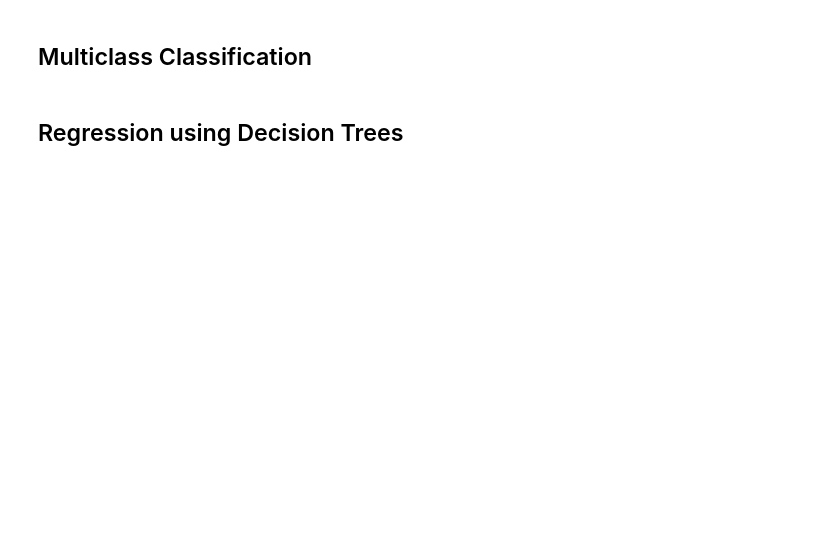
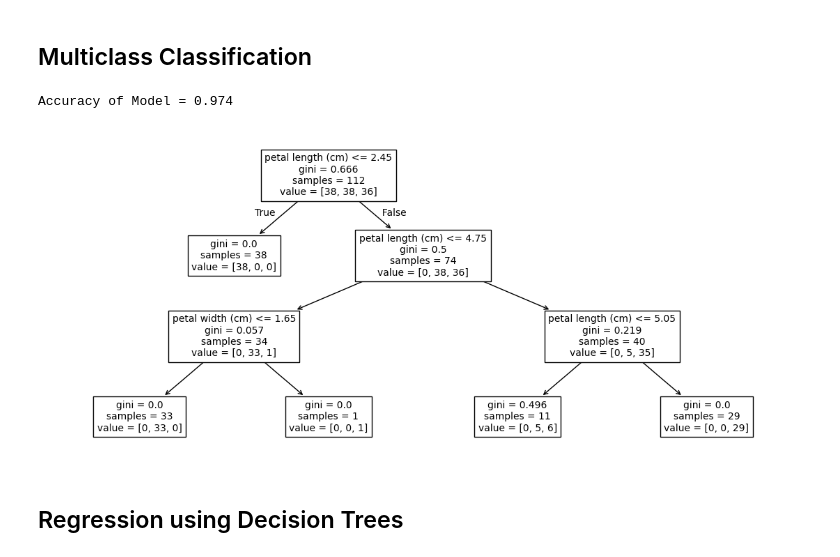
Before and after one commit to SreejaTeegala/MY-DAC-Curriculum, a Jupyter notebook: DAC-006_Machine_Learning/DAC-006-Intro_to_ML_Session_2_Student.ipynb, the cells around one changed output. Cells and saved outputs as stored; diff of their text form; code cells hidden in the pictures; blank space fills up the shorter version.

```diff
--- a/DAC-006_Machine_Learning/DAC-006-Intro_to_ML_Session_2_Student.ipynb
+++ b/DAC-006_Machine_Learning/DAC-006-Intro_to_ML_Session_2_Student.ipynb
@@ -354,30 +414,33 @@ where $R(T)$ is the misclassification rate of a tree T, $\alpha$ the regularizat
 ## Multiclass Classification
 # %%
 # Load in our dataset
-# iris = load_iris(as_frame=True)
-# x = iris.data
-# y = iris.target
+iris = load_iris(as_frame=True)
+x = iris.data
+y = iris.target
 
-# # Generate training and test data
-# x_train, x_test, y_train, y_test = train_test_split(x, y)
+# Generate training and test data
+x_train, x_test, y_train, y_test = train_test_split(x, y)
 # %%
 # Initialize the DecisionTreeClassifier
-# model = DecisionTreeClassifier(max_depth=3)
-# model.fit(x_train, y_train)
+model = DecisionTreeClassifier(max_depth=3)
+model.fit(x_train, y_train)
 
-# # Estimate the class of validation date.
-# y_pred = model.predict(x_test)
+# Estimate the class of validation date.
+y_pred = model.predict(x_test)
 
-# # Measure the accuracy for validation data
-# accuracy = (y_test == y_pred).mean()
-# print('Accuracy of Model = {:.3f}'.format(accuracy))
+# Measure the accuracy for validation data
+accuracy = (y_test == y_pred).mean()
+print('Accuracy of Model = {:.3f}'.format(accuracy))
 
-# # Visualize the tree
-# # plt.figure(figsize=(20,10))
-# feat_names = x.columns.tolist()
-# plt.figure(figsize=(14,6))
-# tree.plot_tree(model, feature_names = feat_names, fontsize=10)
-# plt.show()
+# Visualize the tree
+# plt.figure(figsize=(20,10))
+feat_names = x.columns.tolist()
+plt.figure(figsize=(14,6))
+tree.plot_tree(model, feature_names = feat_names, fontsize=10)
+plt.show()
+# %% [output]
+Accuracy of Model = 0.974
+[figure, added]
 # %% [markdown]
 ## Regression using Decision Trees
 # %%
```
Also changed, not shown: parts of 16 cells of this notebook, 2 other files.
